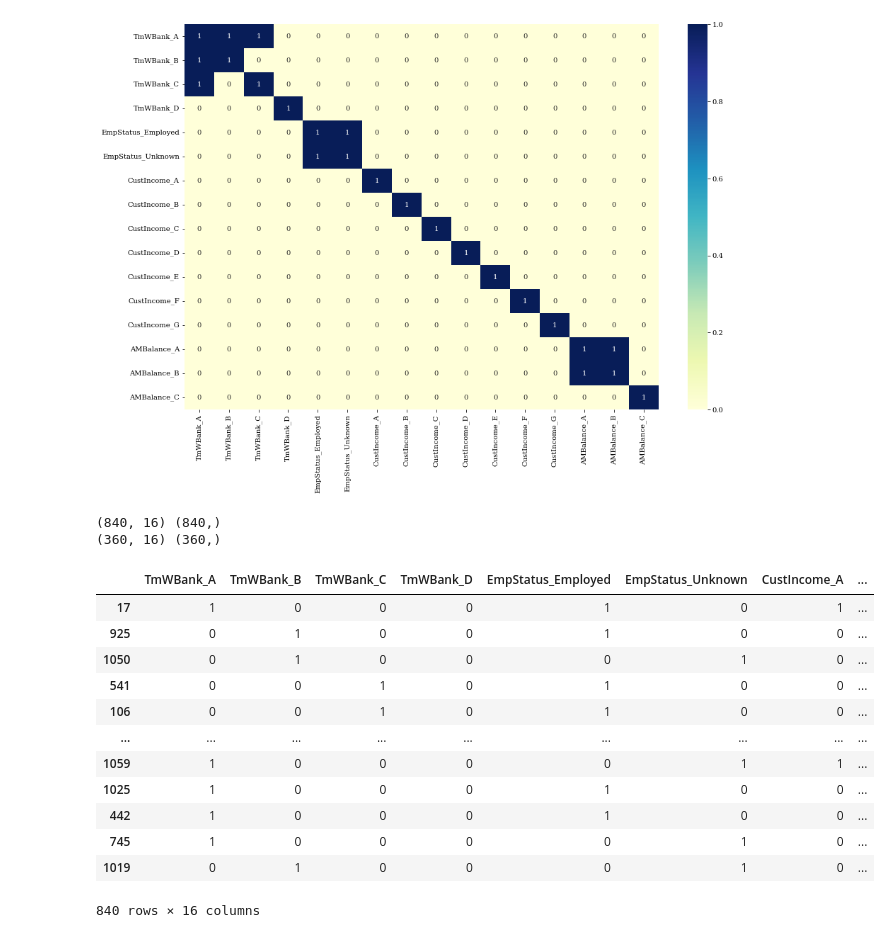
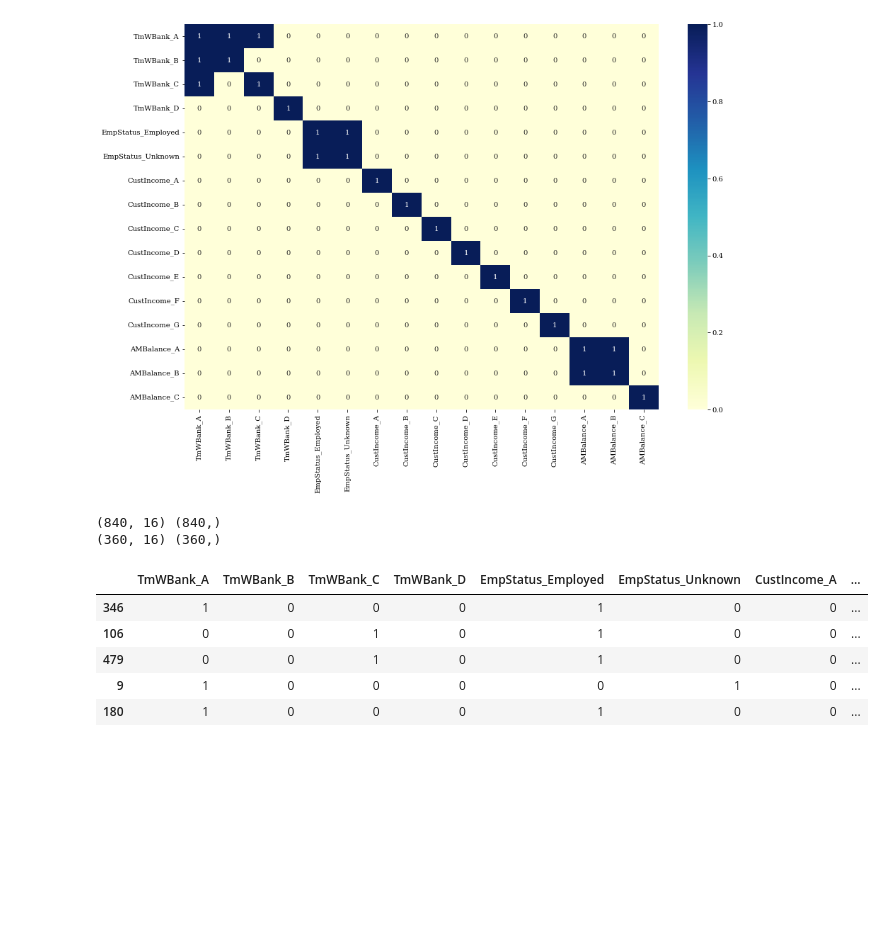
Before and after one commit to rderakhshan/Credit-Scorecard-Modelling, a Jupyter notebook: Credit Scorecard Modelling.ipynb, the cells around one changed output. Cells and saved outputs as stored; diff of their text form; code cells hidden in the pictures; blank space fills up the shorter version.

```diff
--- a/Credit Scorecard Modelling.ipynb
+++ b/Credit Scorecard Modelling.ipynb
@@ -213,6 +210,8 @@ warnings.filterwarnings("ignore")
 import numpy as np
 import pandas as pd
 import matplotlib.pyplot as plt
+#pd.options.display.max_rows = None
+pd.options.display.max_columns = None
 
 
 # roc curve and auc
@@ -368,7 +367,7 @@ The counts of each unique value for status is 0    803
 1    397
 Name: status, dtype: int64:
 # %%
-categorical['ResStatus'] = categorical['ResStatus'].replace('<undefined>', 'Home Owner' , regex=True)
+categorical['ResStatus'] = categorical['ResStatus'].replace('<undefined>', 'undefined' , regex=True)
 categorical
 # %% [output]
 |  | ResStatus | EmpStatus | OtherCC | status |
@@ -1509,29 +1513,22 @@ sns.heatmap(df_cox[selected_features].corr().abs() > 0.4 ,cmap = "YlGnBu", annot
 # %%
 X = df_cox[selected_features]
 Y = df_cox.iloc[:,0]
 
 from sklearn.model_selection import train_test_split
-X_train, X_test, Y_train, Y_test = train_test_split(X, Y, test_size = 0.3)
+X_train, X_test, Y_train, Y_test = train_test_split(X, Y, test_size = 0.3, random_state = 101 )
 
 print(X_train.shape,Y_train.shape)
 print(X_test.shape,  Y_test.shape)
-X_train
+X_train.head()
 # %% [output]
 (840, 16) (840,)
 (360, 16) (360,)
 |  | TmWBank_A | TmWBank_B | TmWBank_C | TmWBank_D | EmpStatus_Employed | EmpStatus_Unknown | CustIncome_A | ... |
-| 17 | 1 | 0 | 0 | 0 | 1 | 0 | 1 | ... |
-| 925 | 0 | 1 | 0 | 0 | 1 | 0 | 0 | ... |
-| 1050 | 0 | 1 | 0 | 0 | 0 | 1 | 0 | ... |
-| 541 | 0 | 0 | 1 | 0 | 1 | 0 | 0 | ... |
+| 346 | 1 | 0 | 0 | 0 | 1 | 0 | 0 | ... |
 | 106 | 0 | 0 | 1 | 0 | 1 | 0 | 0 | ... |
-| ... | ... | ... | ... | ... | ... | ... | ... | ... |
-| 1059 | 1 | 0 | 0 | 0 | 0 | 1 | 1 | ... |
-| 1025 | 1 | 0 | 0 | 0 | 1 | 0 | 0 | ... |
-| 442 | 1 | 0 | 0 | 0 | 1 | 0 | 0 | ... |
-| 745 | 1 | 0 | 0 | 0 | 0 | 1 | 0 | ... |
-| 1019 | 0 | 1 | 0 | 0 | 0 | 1 | 0 | ... |
+| 479 | 0 | 0 | 1 | 0 | 1 | 0 | 0 | ... |
+| 9 | 1 | 0 | 0 | 0 | 0 | 1 | 0 | ... |
+| 180 | 1 | 0 | 0 | 0 | 1 | 0 | 0 | ... |
-840 rows × 16 columns
 # %%
 from sklearn import linear_model
 import scipy.stats as stat
```
Also changed, not shown: parts of 76 cells of this notebook.
